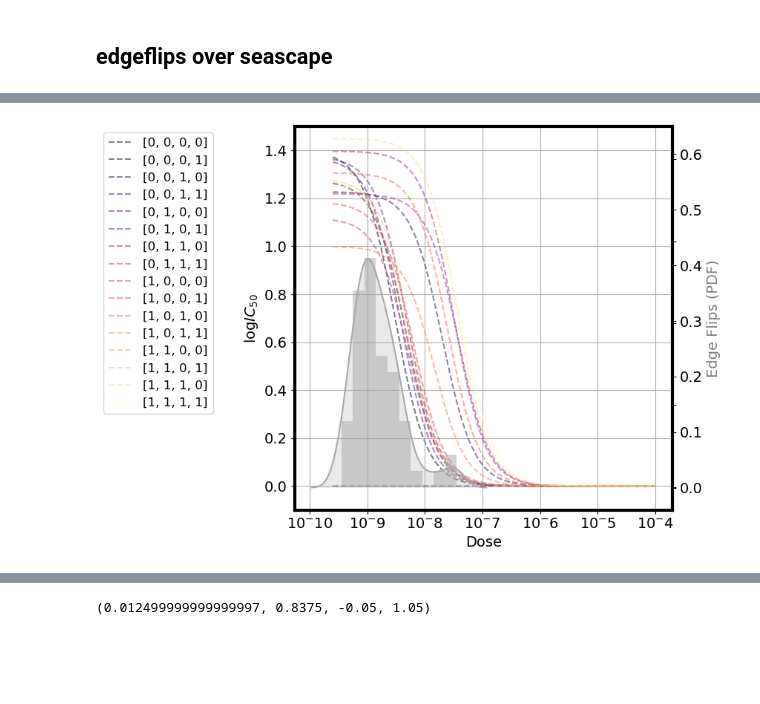
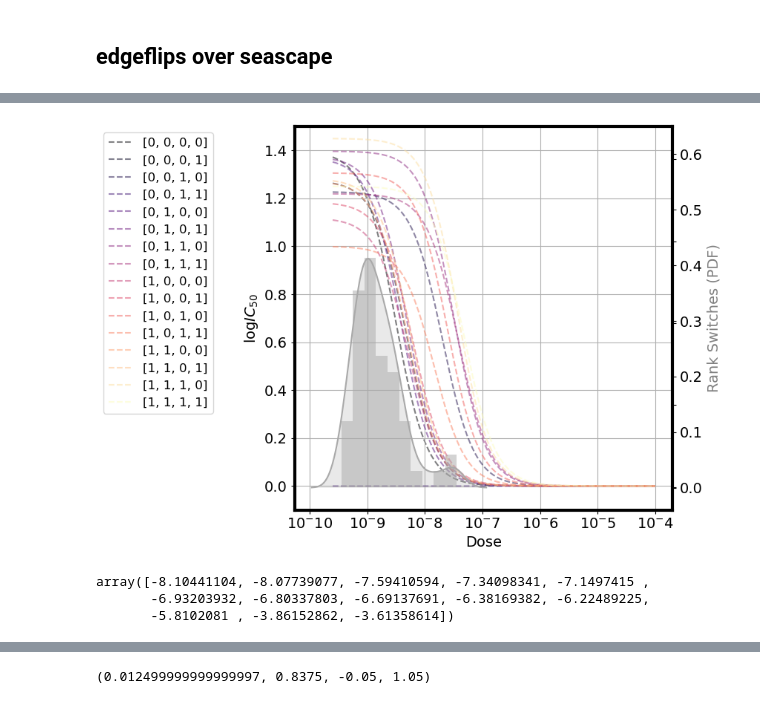
Before and after one commit to nkrishnan94/edgeflips, a Jupyter notebook: edgeflips.ipynb, the cells around one changed output, grey strips where cells are left out. Drawn from its saved outputs; the diff is of its cells as text; code cells hidden in the pictures; blank space fills up the shorter version.

```diff
--- a/edgeflips.ipynb
+++ b/edgeflips.ipynb
@@ -731,32 +747,38 @@ fig,ax=plt.subplots(figsize=(9,6))
 for genotype in range(len(logic50s)):
     ax.plot(np.log10(xs), ys[genotype],color=colors[genotype],label=convertIntToGenotype(genotype,4),linestyle="--",zorder=genotype,alpha=.5)
     #ax.legend(fontsize=12,bbox_to_anchor=(-.1,1))
 
 
 
 #ax2.semilogx(xs[1:][::1000],np.cumsum(np.sum(arr,axis=0))[::1000]/2,color='grey',label='Cum.')
 ax3= ax.twinx()
 ax3.hist(np.log10(np.array(xs)[np.argwhere(np.sum(arr,axis=0)).flatten()]), bins=10,color='darkgrey',zorder=-1,alpha=.5)
 ax2= ax.twinx()
 sns.kdeplot(np.log10(np.array(xs)[np.argwhere(np.sum(arr,axis=0)).flatten()]), shade=True, ax=ax2,color='darkgrey')
 
 
 ax.grid()
 ax3.set_ylim([-1.4,22])
 ax2.set_ylim([-.04,.65])
 ax.set_ylim([-.1,1.5])
 ax3.set_yticklabels([])
 #ax2.legend(fontsize=12,bbox_to_anchor=(1.1,1))
 ax.legend(fontsize=12,bbox_to_anchor=(-.2,1))
 for axis in ['bottom','left','top','right']:
     ax.spines[axis].set_linewidth(3)
 ax.set_ylabel('$\log IC_{50}$',fontsize=14)
 ax.set_xlabel('Dose',fontsize=14)
-ax2.set_ylabel('Edge Flips (PDF)',fontsize=14,color='grey')
+ax2.set_ylabel('Rank Switches (PDF)',fontsize=14,color='grey')
 ax.set(xticklabels=["$10^" + i.get_text() + "$" for i in labels])
 ax.tick_params(axis='both', which='major', labelsize=14)
 ax2.tick_params(axis='both', which='major', labelsize=14)
 plt.rcParams['figure.facecolor'] = 'white'
 plt.tight_layout()
 # %% [output]
-[figure, old version]
+[figure, new version]
+# %%
+np.log10(np.array(xs)[np.argwhere(flips).flatten()])
+# %% [output]
+array([-8.10441104, -8.07739077, -7.59410594, -7.34098341, -7.1497415 ,
+       -6.93203932, -6.80337803, -6.69137691, -6.38169382, -6.22489225,
+       -5.8102081 , -3.86152862, -3.61358614])
```
Also changed, not shown: parts of 18 cells of this notebook.
